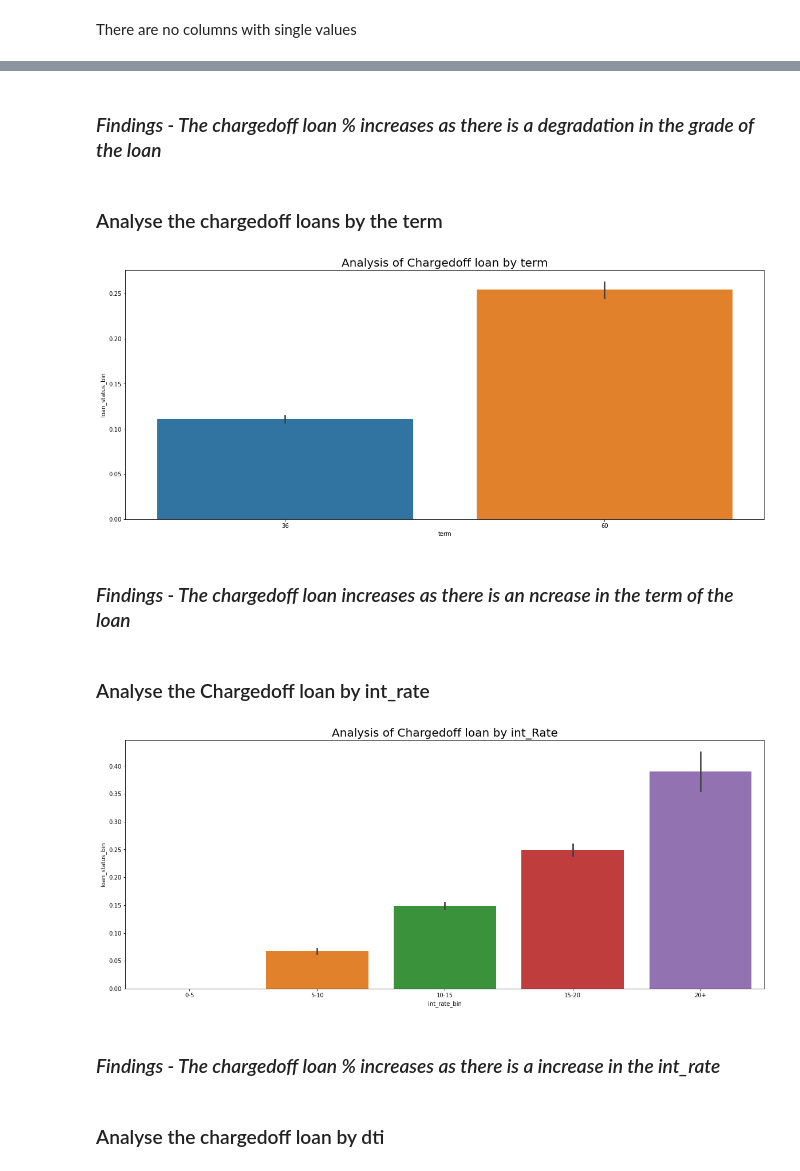
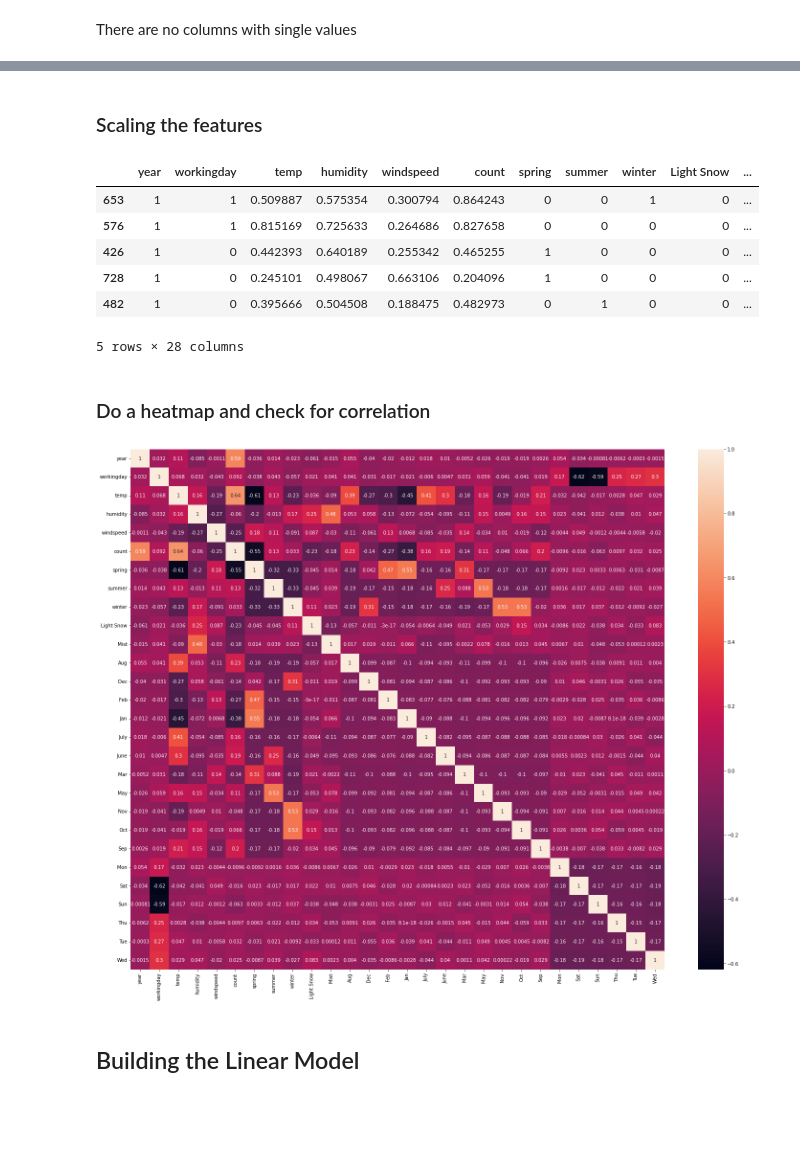
Before and after one commit to ssivakumarx/bikesharing, a Jupyter notebook: sivakumar_soundarapandian.ipynb, the cells around one changed output, grey strips where cells are left out. Drawn from its saved outputs; the diff is of its cells as text; code cells hidden in the pictures; blank space fills up the shorter version.

```diff
--- a/sivakumar_soundarapandian.ipynb
+++ b/sivakumar_soundarapandian.ipynb
@@ -93 +90,3 @@ There are no columns with single values
+# %%
+bike.rename(columns = {'yr':'year','hum':'humidity','cnt':'count','mnth':'month'}, inplace = True)
 # %% [markdown]
@@ -158,13 +209,5 @@ loan["loan_status_bin"] = loan["loan_status"].apply(lambda k: 0 if k == "Fully P
 # %%
-plt.figure(figsize=(10,8))
-pctChargedOff = []
-grades = sorted(loan['grade'].unique())
-for grade in grades:
-    gradeFilter  = loan[loan['grade']==grade]
-    totalCount = len(gradeFilter)
-    chargedoffCount = len(loan[(loan['grade']==grade) & (loan['loan_status_bin'] == 1)])
-    pctChargedOff.append((chargedoffCount/totalCount)*100)
-plt.bar(grades, pctChargedOff, color='indianred')
-plt.title("Analysis of Chargedoff loan by grade",fontsize=20,
-          color="black")
-plt.show()
+from sklearn.model_selection import train_test_split
+
+np.random.seed(0)
+bike_train, bike_test = train_test_split(bike, train_size = 0.7, test_size = 0.3, random_state = 100)
@@ -173,36 +214,33 @@ plt.show()
 # %% [markdown]
-###  *Findings - The chargedoff loan % increases as there is a degradation in the grade of the loan*
+###  Scaling the features
-# %% [markdown]
-### Analyse the chargedoff loans by the term
 # %%
-plt.figure(figsize=(20,8))
-plt.title("Analysis of Chargedoff loan by term",fontsize=20,
-          color="black")
-sns.barplot(x='term', y='loan_status_bin', data=loan)
-plt.show()
+from sklearn.preprocessing import MinMaxScaler
+
+scaler = MinMaxScaler()
+
+#Apply scaling on numeric variables leaving the dummy variables
+num_vars=['temp','humidity','windspeed','count']
+
+#Fit on data
+bike_train[num_vars] = scaler.fit_transform(bike_train[num_vars])
+bike_train.head()
 # %% [output]
-[figure, removed]
+|  | year | workingday | temp | humidity | windspeed | count | spring | summer | winter | Light Snow | ... |
+| 653 | 1 | 1 | 0.509887 | 0.575354 | 0.300794 | 0.864243 | 0 | 0 | 1 | 0 | ... |
+| 576 | 1 | 1 | 0.815169 | 0.725633 | 0.264686 | 0.827658 | 0 | 0 | 0 | 0 | ... |
+| 426 | 1 | 0 | 0.442393 | 0.640189 | 0.255342 | 0.465255 | 1 | 0 | 0 | 0 | ... |
+| 728 | 1 | 0 | 0.245101 | 0.498067 | 0.663106 | 0.204096 | 1 | 0 | 0 | 0 | ... |
+| 482 | 1 | 0 | 0.395666 | 0.504508 | 0.188475 | 0.482973 | 0 | 1 | 0 | 0 | ... |
+5 rows × 28 columns
 # %% [markdown]
-### *Findings - The chargedoff loan increases as there is an ncrease in the term of the loan*
+### Do a heatmap and check for correlation
-# %% [markdown]
-### Analyse the Chargedoff loan by int_rate
 # %%
 
-
-# Bin the int_rate
-bins = [0, 5, 10, 15, 20, 100]
-bucket = ['0-5', '5-10', '10-15', '15-20', '20+']
-loan['int_rate_bin'] = pd.cut(loan['int_rate'], bins, labels=bucket)
-
-plt.figure(figsize=(20,8))
-plt.title("Analysis of Chargedoff loan by int_Rate",fontsize=20,
-          color="black")
-sns.barplot(x='int_rate_bin', y='loan_status_bin', data=loan)
+plt.figure(figsize=(25, 20))
+sns.heatmap(bike_train.corr(),annot = True)
 plt.show()
 # %% [output]
-[figure, old version]
+[figure, new version]
 # %% [markdown]
-###  *Findings - The chargedoff loan % increases as there is a increase in the int_rate*
+## Building the Linear Model
-# %% [markdown]
-### Analyse the chargedoff loan by dti
 # %%
```
Also changed, not shown: parts of 58 cells of this notebook, 1 other file.
